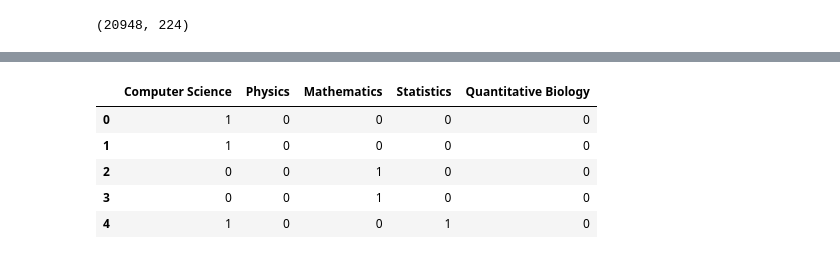
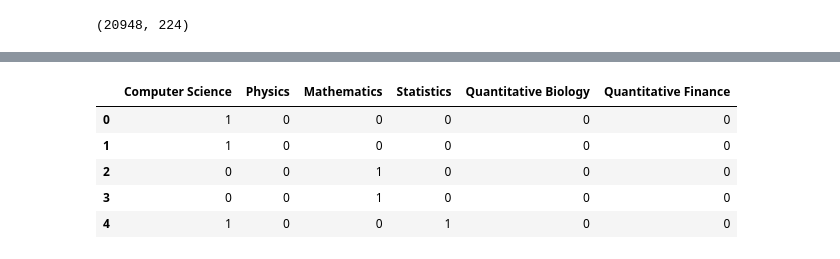
Before and after one commit to akarsh-saxena/Multilabel-Document-Classification, a Jupyter notebook: LSTM Approach.ipynb, the cells around one changed output, grey strips where cells are left out. Saved outputs shown, nothing was run; the diff lists cells and outputs as text; code cells hidden in the pictures.

Commit message:
Model training

```diff
--- a/LSTM Approach.ipynb
+++ b/LSTM Approach.ipynb
@@ -117,12 +137,12 @@ train.head()
 | 3 | A finite element approximation fo... | The stochastic Landau--Lifshitz--... | 0 | 0 | 1 | 0 | 0 | ... |
 | 4 | Comparative study of Discrete Wav... | Fourier-transform infra-red (FTIR... | 1 | 0 | 0 | 1 | 0 | ... |
 # %%
-y = train.iloc[:, 2:-2]
+y = train.iloc[:, 2:-1]
 y.head()
 # %% [output]
-|  | Computer Science | Physics | Mathematics | Statistics | Quantitative Biology |
-| 0 | 1 | 0 | 0 | 0 | 0 |
-| 1 | 1 | 0 | 0 | 0 | 0 |
-| 2 | 0 | 0 | 1 | 0 | 0 |
-| 3 | 0 | 0 | 1 | 0 | 0 |
-| 4 | 1 | 0 | 0 | 1 | 0 |
+|  | Computer Science | Physics | Mathematics | Statistics | Quantitative Biology | Quantitative Finance |
+| 0 | 1 | 0 | 0 | 0 | 0 | 0 |
+| 1 | 1 | 0 | 0 | 0 | 0 | 0 |
+| 2 | 0 | 0 | 1 | 0 | 0 | 0 |
+| 3 | 0 | 0 | 1 | 0 | 0 | 0 |
+| 4 | 1 | 0 | 0 | 1 | 0 | 0 |
```
Also changed, not shown: parts of 5 cells of this notebook.
